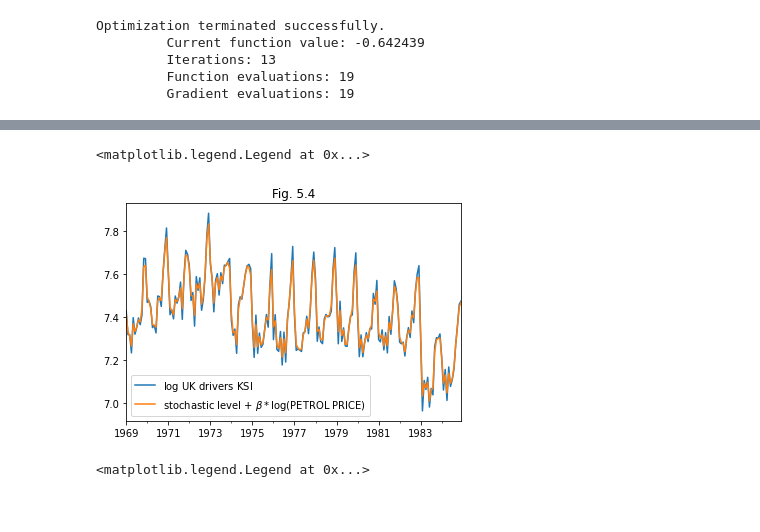
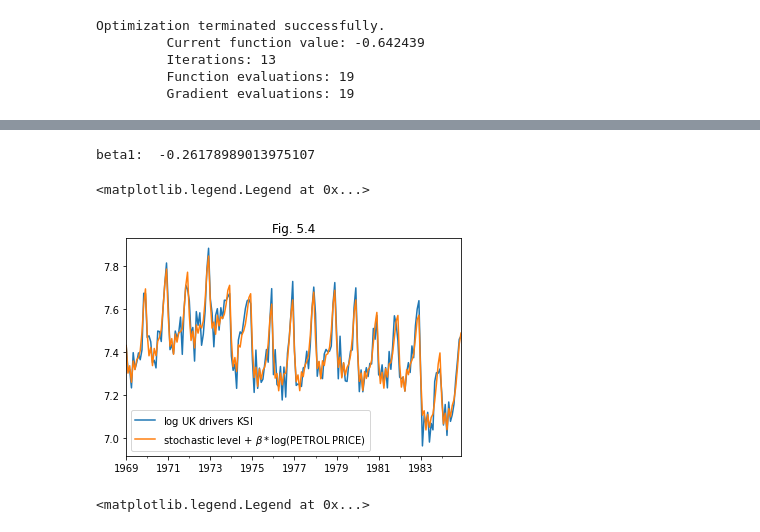
Before and after one commit to tatamiya/state_space_model_notebooks, a Jupyter notebook: statsmodels/CommandeurKoopman2007.ipynb, the cells around one changed output, grey strips where cells are left out. Saved outputs shown, nothing was run; the diff lists cells and outputs as text; code cells hidden in the pictures.

Commit message:
use smoothed_forecasts

```diff
--- a/statsmodels/CommandeurKoopman2007.ipynb
+++ b/statsmodels/CommandeurKoopman2007.ipynb
@@ -1352,15 +1350,17 @@ Warnings:
 [1] Covariance matrix calculated using the outer product of gradients (complex-step).
 # %%
 beta1_llevel_exog = llevel_exog_results.params['beta.log_petrol_price']
-llevel_exog_smoothed = llevel_exog_results.level['smoothed'].reshape(-1,1) + beta1_llevel_exog * df_ukpetrol
+print('beta1: ', beta1_llevel_exog)
+# %% [output]
+beta1:  -0.26178989013975107
 # %%
 ax = df_ukdrivers['log_drivers'].plot(label='$\log$ UK drivers KSI')
-ax = llevel_exog_smoothed['log_petrol_price'].plot(ax=ax, label='stochastic level + $\\beta *\\log$(PETROL PRICE)')
+ax = pd.Series(llevel_dseasonal_results.smoother_results.smoothed_forecasts[0], index=df_ukdrivers.index).plot(ax=ax, label='stochastic level + $\\beta *\\log$(PETROL PRICE)')
 ax.set_title('Fig. 5.4')
 ax.legend()
 # %% [output]
 <matplotlib.legend.Legend at 0x...>
-[figure, old version]
+[figure, new version]
 # %%
 ax = pd.Series(llevel_exog_results.smoothed_measurement_disturbance[0], index=df_ukdrivers.index).plot(label='irregular')
 ax.hlines(0, *ax.get_xlim(), linestyle='dashed', color='black')
```
Also changed, not shown: parts of 25 cells of this notebook.
